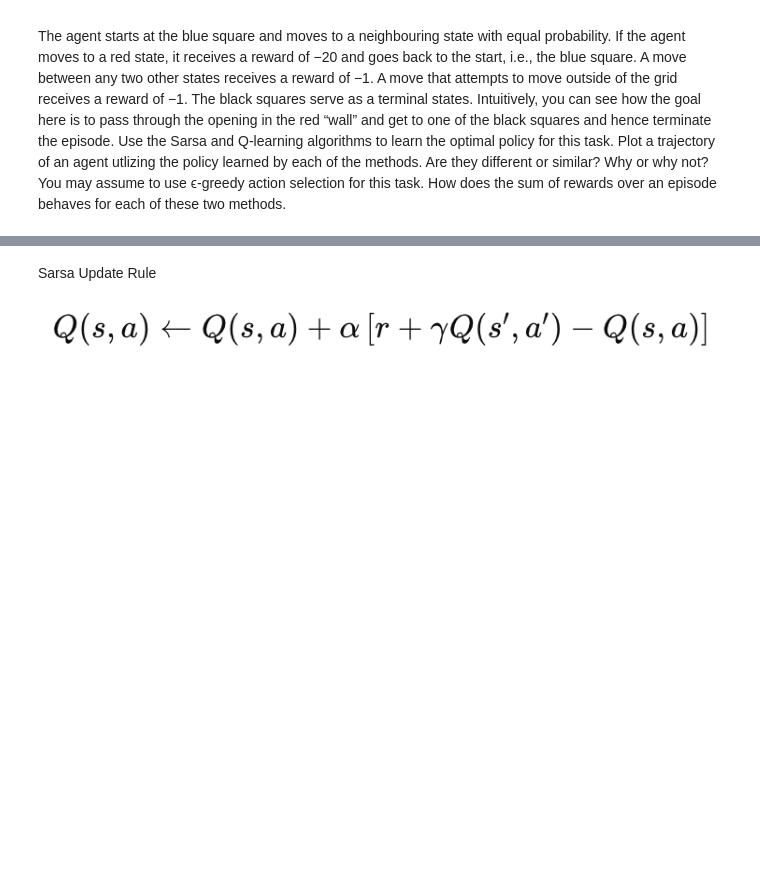
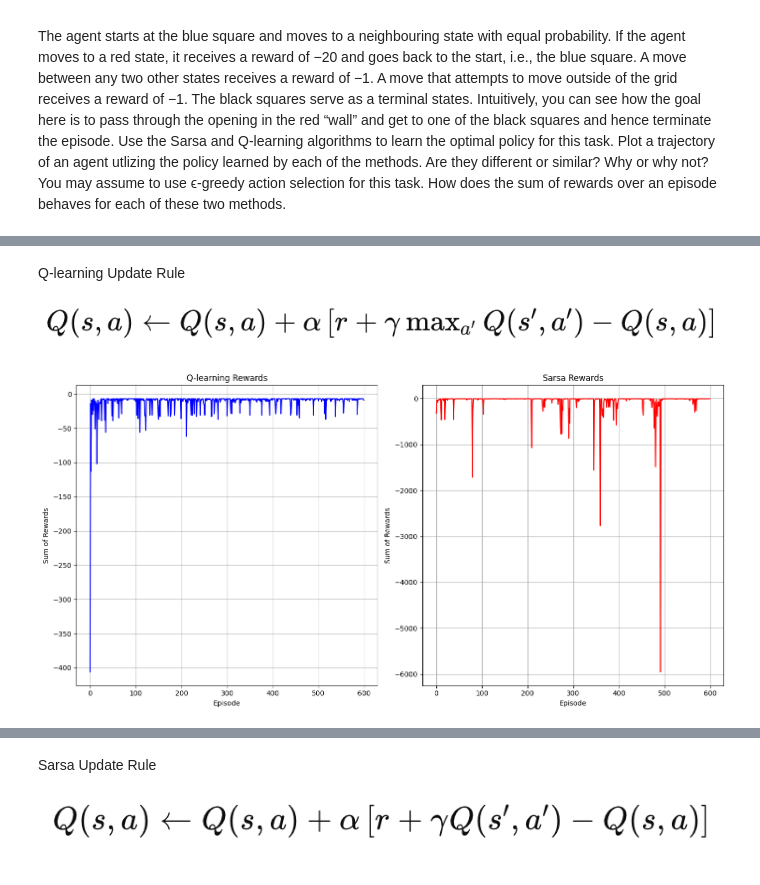
Before and after one commit to yegisafari/RL-Project-3, a Jupyter notebook: RL_Project_3.ipynb, the cells around one changed output, grey strips where cells are left out. Cells and saved outputs as stored; diff of their text form; code cells hidden in the pictures; blank space fills up the shorter version.

```diff
--- a/RL_Project_3.ipynb
+++ b/RL_Project_3.ipynb
@@ -63,0 +171,32 @@ def get_next_state_and_reward(state, action):
+# %% [markdown]
+Q-learning Update Rule
+
+
+![Screenshot 2024-08-10 at 12.03.03 AM.png](embedded-picture-1)
+# %%
+q_learning_results = q_learning(environment)
+sarsa_results = sarsa(environment)
+
+q_learning_policy, q_learning_rewards = q_learning_results
+sarsa_policy, sarsa_rewards = sarsa_results
+
+plt.figure(figsize=(14, 7))
+
+plt.subplot(1, 2, 1)
+plt.plot(q_learning_rewards, label='Q-learning', color='blue')
+plt.xlabel('Episode')
+plt.ylabel('Sum of Rewards')
+plt.title('Q-learning Rewards')
+plt.grid(True)
+
+plt.subplot(1, 2, 2)
+plt.plot(sarsa_rewards, label='Sarsa', color='red')
+plt.xlabel('Episode')
+plt.ylabel('Sum of Rewards')
+plt.title('Sarsa Rewards')
+plt.grid(True)
+
+plt.tight_layout()
+plt.show()
+# %% [output]
+[figure, added]
```
Also changed, not shown: parts of 43 cells of this notebook.
